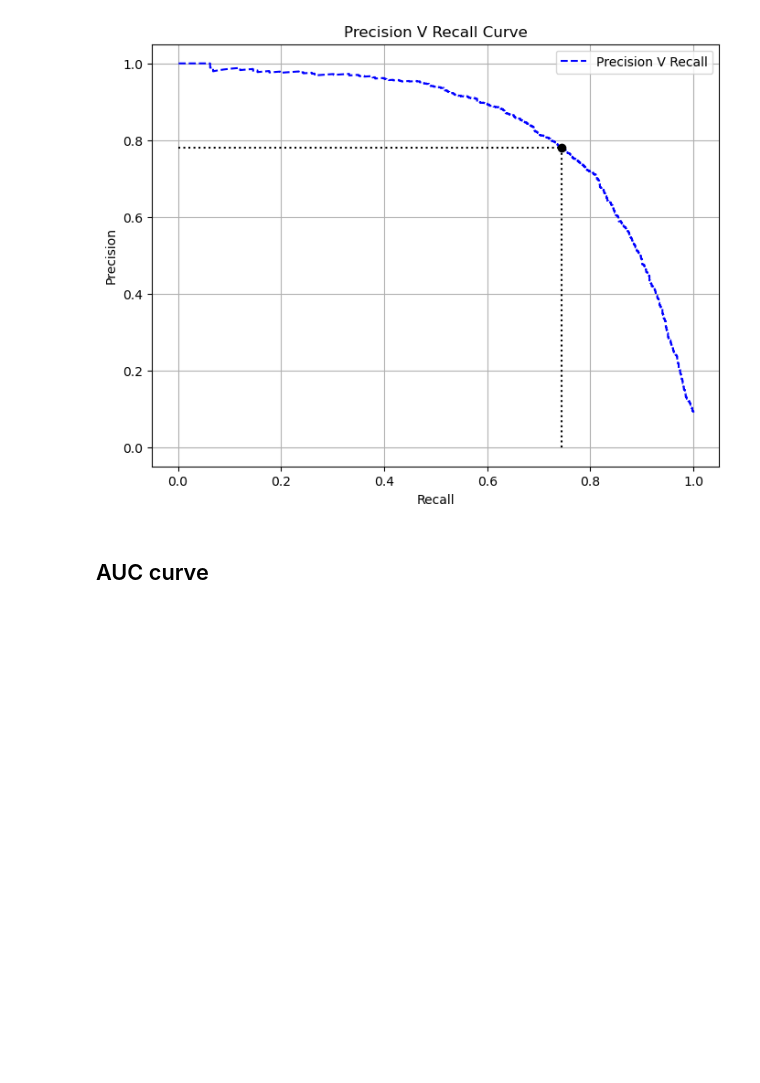
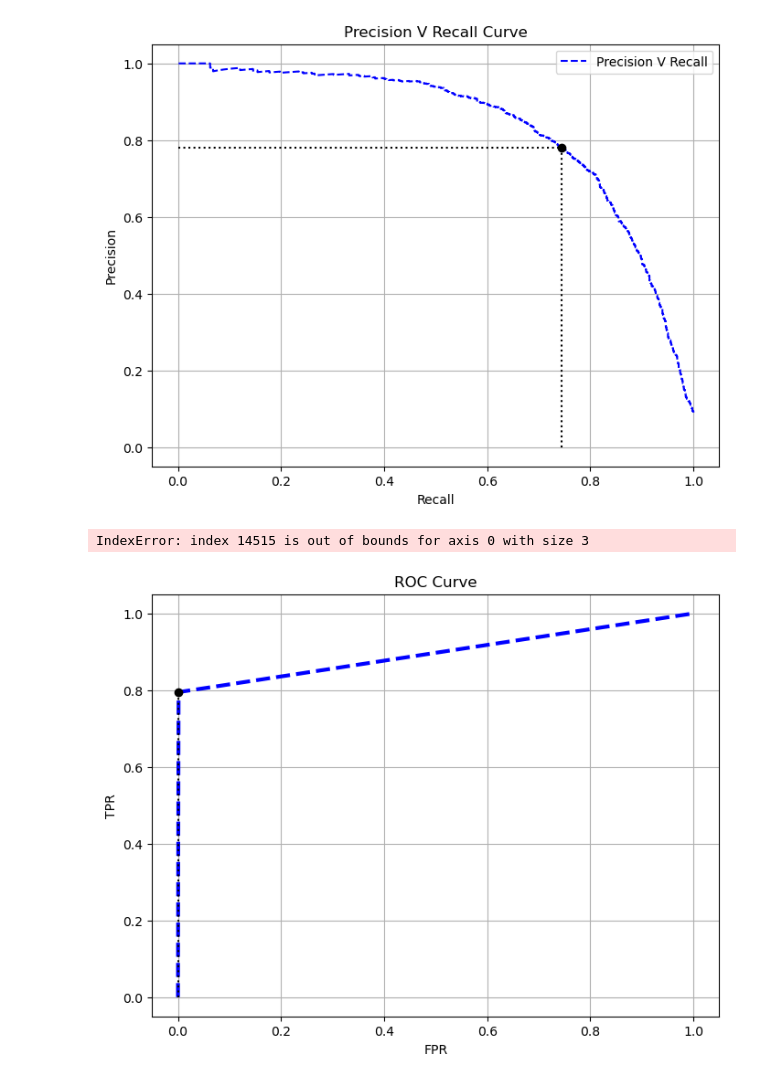
Before and after one commit to anilhimam17/Kaggle-Machine-Learning, a Jupyter notebook: Playgrounds/Chapter 2 and 3.ipynb, the cells around one changed output. Cells and saved outputs as stored; diff of their text form; code cells hidden in the pictures; blank space fills up the shorter version.

```diff
--- a/Playgrounds/Chapter 2 and 3.ipynb
+++ b/Playgrounds/Chapter 2 and 3.ipynb
@@ -367,9 +368,35 @@ plt.legend()
 plt.show()
 # %% [output]
 [figure]
-# %% [markdown]
-## AUC curve
 # %%
-from sklearn.metrics import roc_auc_score
+threashold_at_90_percent = threasholds[np.argmax(precisions >= 0.90)]
+print("The Threashold for 90% precision is: ", threashold_at_90_percent)
 
-fpr, tpr, threasholds = roc_auc_score(y_train_5, predictions_rfc)
+y_pred = (score >= threashold_at_90_percent)
+print("New Precision: ", precision_score(y_test_5, y_pred))
+print("New Recall: ", recall_score(y_test_5, y_pred))
+# %% [output]
+IndexError: index 14515 is out of bounds for axis 0 with size 3
+# %%
+from sklearn.metrics import roc_curve
+
+fpr, tpr, threasholds = roc_curve(y_test_5, predictions_rfc)
+
+# Finding the ROC threashold for 90% precision
+roc_threashold = (threasholds <= threashold_at_90_percent).argmax()
+tpr_90, fpr_90 = tpr[roc_threashold], fpr[roc_threashold]
+
+# Graph
+plt.figure(figsize=(8, 6))
+plt.plot(fpr, tpr, "b--", linewidth=3, label="ROC")
+plt.plot(fpr_90, tpr_90, "ko", label="Precision Intercept")
+plt.plot([0, fpr[roc_threashold]], [tpr[roc_threashold], tpr[roc_threashold]], "k:")
+plt.plot([fpr[roc_threashold], fpr[roc_threashold]], [0, tpr[roc_threashold]], "k:")
+
+plt.title("ROC Curve")
+plt.xlabel("FPR")
+plt.ylabel("TPR")
+plt.grid()
+plt.show()
+# %% [output]
+[figure, added]
```
Also changed, not shown: parts of 1 cell of this notebook.
